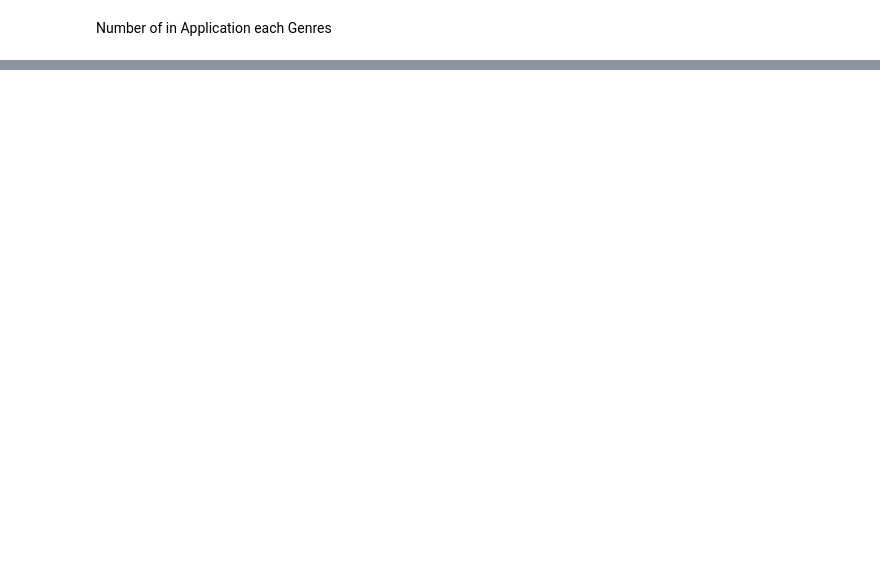
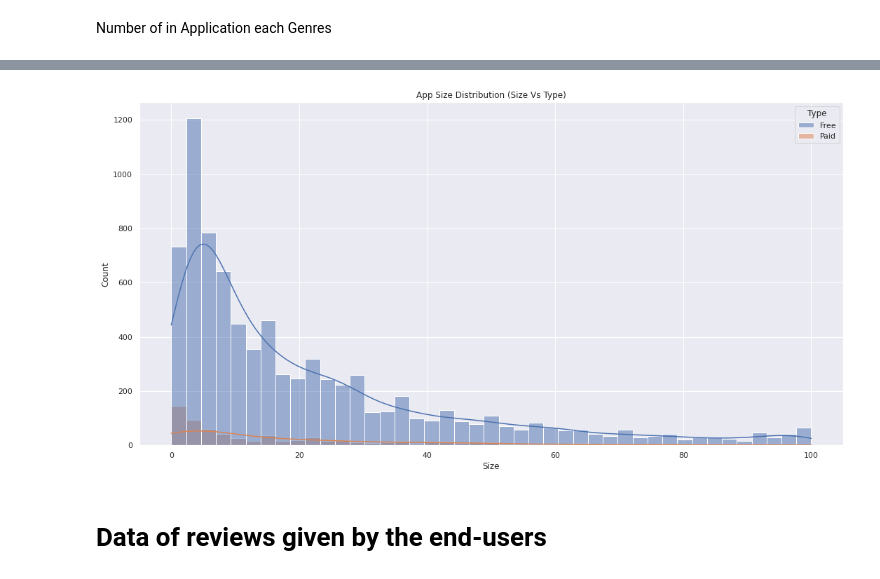
Before and after one commit to vivek16pawar/EDA-CAPSTONE, a Jupyter notebook: Play_Store_App_Review_Analysis_Capstone_Project.ipynb, the cells around one changed output, grey strips where cells are left out. Cells and saved outputs as stored; diff of their text form; code cells hidden in the pictures; blank space fills up the shorter version.

```diff
--- a/Play_Store_App_Review_Analysis_Capstone_Project.ipynb
+++ b/Play_Store_App_Review_Analysis_Capstone_Project.ipynb
@@ -430,0 +450,9 @@ px.bar(data_frame = genres_app , x = 'Genres', y ='App' ,color='Genres', title =
+# %%
+sns.histplot(data=df, x='Size',hue='Type',kde=True)
+plt.title("App Size Distribution (Size Vs Type)")
+sns.set(rc={'figure.figsize':(12,8)})
+plt.show()
+# %% [output]
+[figure, added]
+# %% [markdown]
+# Data of reviews given by the end-users
```
Also changed, not shown: parts of 15 cells of this notebook.
